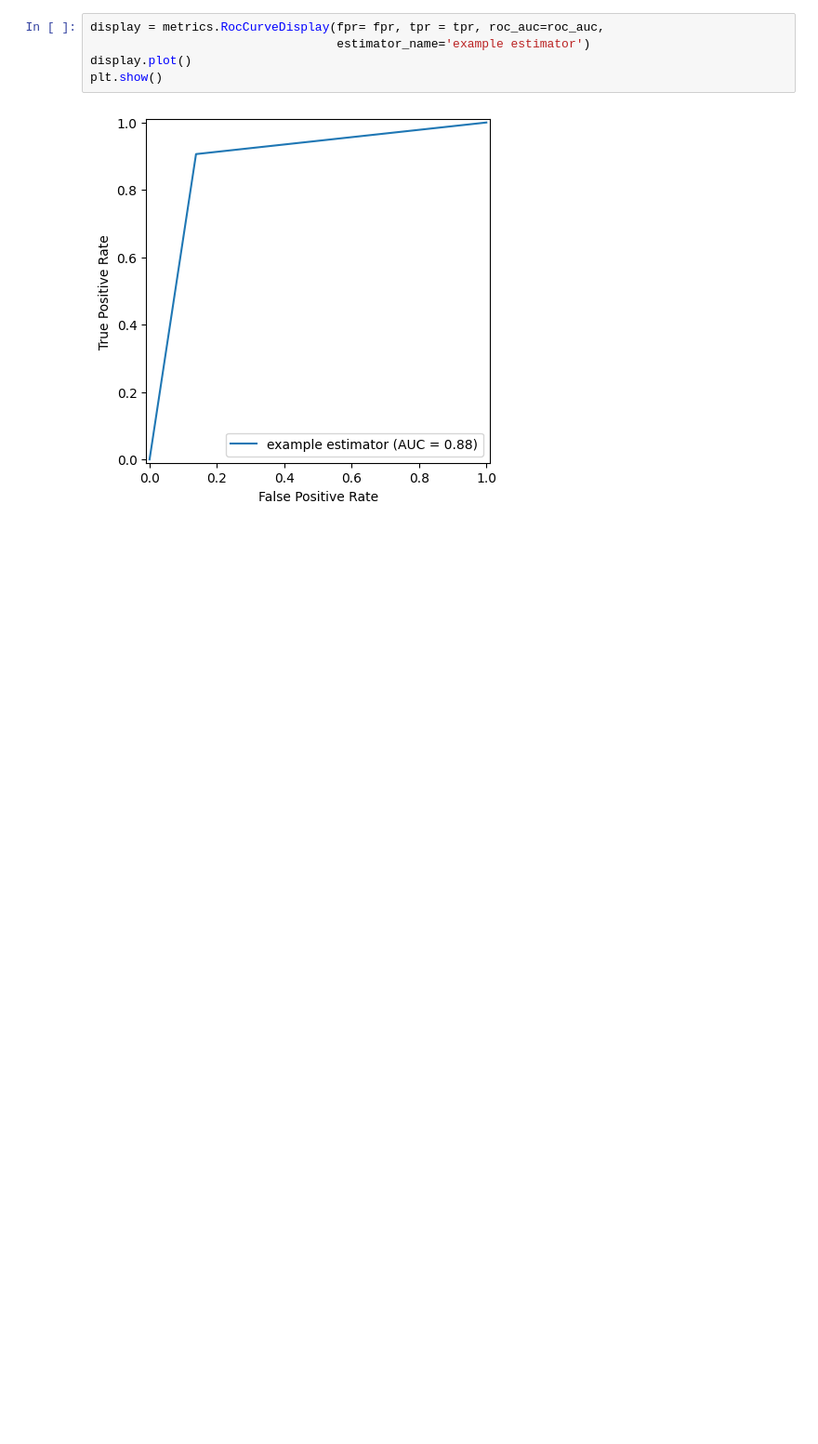
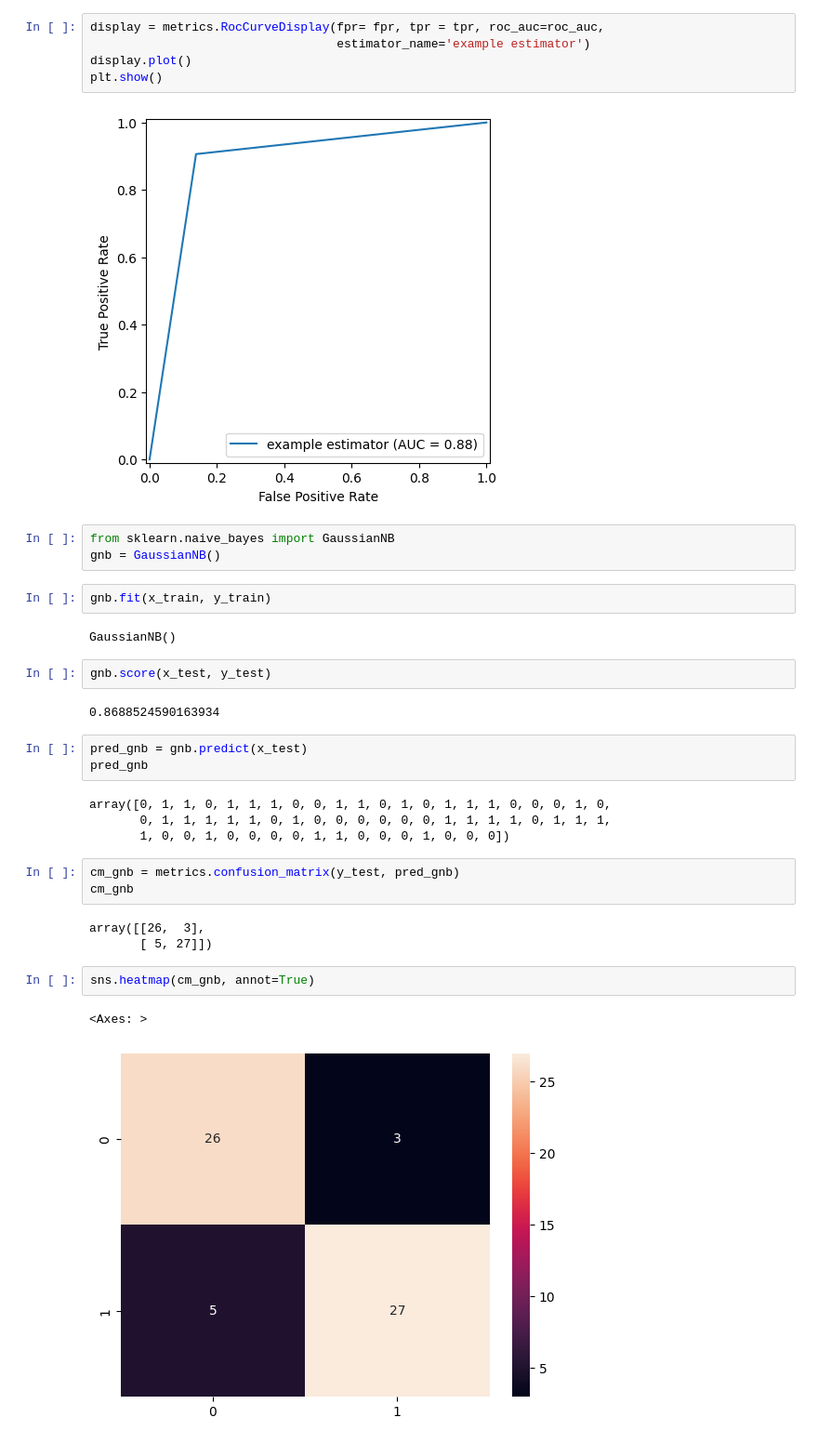
Before and after one commit to Krushna-007/codespaces-jupyter, a Jupyter notebook: notebooks/Heart_disease_prediction.ipynb, the cells around one changed output. Shown: that part at 93% size. Cells and saved outputs as stored; diff of their text form; blank space fills up the shorter version.

```diff
--- a/notebooks/Heart_disease_prediction.ipynb
+++ b/notebooks/Heart_disease_prediction.ipynb
@@ -253,3 +253,32 @@ display.plot()
 plt.show()
 # %% [output]
 [figure]
+# %%
+from sklearn.naive_bayes import GaussianNB
+gnb = GaussianNB()
+# %%
+gnb.fit(x_train, y_train)
+# %% [output]
+GaussianNB()
+# %%
+gnb.score(x_test, y_test)
+# %% [output]
+0.8688524590163934
+# %%
+pred_gnb = gnb.predict(x_test)
+pred_gnb
+# %% [output]
+array([0, 1, 1, 0, 1, 1, 1, 0, 0, 1, 1, 0, 1, 0, 1, 1, 1, 0, 0, 0, 1, 0,
+       0, 1, 1, 1, 1, 1, 0, 1, 0, 0, 0, 0, 0, 0, 1, 1, 1, 1, 0, 1, 1, 1,
+       1, 0, 0, 1, 0, 0, 0, 0, 1, 1, 0, 0, 0, 1, 0, 0, 0])
+# %%
+cm_gnb = metrics.confusion_matrix(y_test, pred_gnb)
+cm_gnb
+# %% [output]
+array([[26,  3],
+       [ 5, 27]])
+# %%
+sns.heatmap(cm_gnb, annot=True)
+# %% [output]
+<Axes: >
+[figure, added]
```
Also changed, not shown: parts of 1 cell of this notebook.
